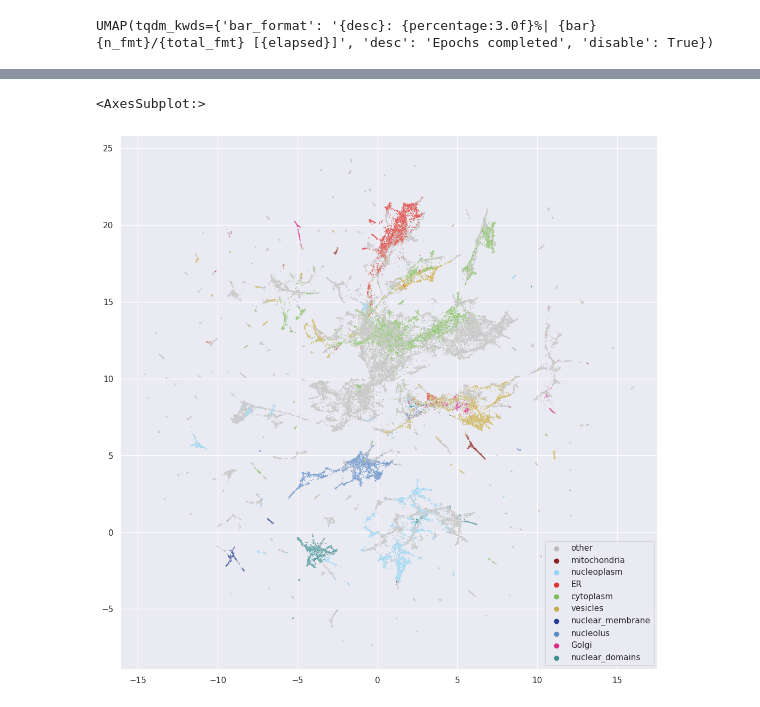
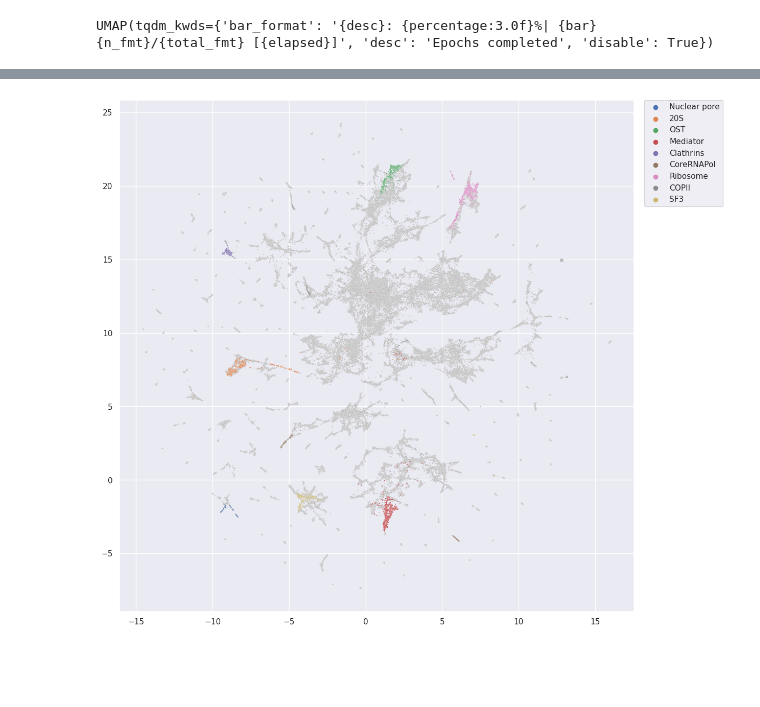
Before and after one commit to sofroniewn/proteoscope, a Jupyter notebook: notebooks/cytoself-3.ipynb, the cells around one changed output, grey strips where cells are left out. Drawn from its saved outputs; the diff is of its cells as text; code cells hidden in the pictures; blank space fills up the shorter version.

```diff
--- a/notebooks/cytoself-3.ipynb
+++ b/notebooks/cytoself-3.ipynb
@@ -81,13 +81,22 @@ from tqdm import tqdm
 
 embeddings = []
 localizations = []
+complexes = []
+complexes_fig = []
+names = []
 with torch.no_grad():
     for batch in tqdm(pdm.val_dataloader(novel_proteins=False, shuffle=False)):
         emb = clm.model(batch['image'].to('cuda'), 'vqvec2')
         embeddings.append(emb.detach().cpu().numpy())
         localizations.append(batch['localization'])
+        complexes.append(batch['complex'])
+        complexes_fig.append(batch['complex_fig'])
+        names.append(batch['name'])
+complexes = np.concatenate(complexes, axis=0)
+complexes_fig = np.concatenate(complexes_fig, axis=0)
 localizations = np.concatenate(localizations, axis=0)
 embeddings = np.concatenate(embeddings, axis=0)
+names = np.concatenate(names, axis=0)
 # %%
 import zarr
 from os.path import join
@@ -116,4 +128,8 @@ reducer.fit(embeddings.reshape(embeddings.shape[0], -1))
 UMAP(tqdm_kwds={'bar_format': '{desc}: {percentage:3.0f}%| {bar} {n_fmt}/{total_fmt} [{elapsed}]', 'desc': 'Epochs completed', 'disable': True})
 # %%
 from joblib import dump
-dump(reducer, join(datapath,'good_umap_model_redo21.joblib'))
+from joblib import load
+
+#dump(reducer, join(datapath,'good_umap_model_redo21.joblib'))
+
+reducer = load(join(datapath,'good_umap_model_redo21.joblib'))
@@ -122,6 +136,8 @@ dump(reducer, join(datapath,'good_umap_model_redo21.joblib'))
 # %%
 reduced_embedding = reducer.transform(embeddings.reshape(embeddings.shape[0], -1))
 localizations[localizations == ''] = 'other'
+complexes[complexes == ''] = 'other'
+complexes_fig[complexes_fig == ''] = 'other'
 # %%
 import seaborn as sns
 # %%
@@ -148,6 +164,8 @@ sns.scatterplot(x=reduced_embedding[:, 0], y=reduced_embedding[:, 1], hue=locali
 # %%
 sns.set(rc={"figure.figsize":(13, 13)})
-sns.scatterplot(x=reduced_embedding[:, 0], y=reduced_embedding[:, 1], hue=localizations, s=2, alpha=0.9, palette=label_colors)
+other = complexes_fig == 'other'
+sns.scatterplot(x=reduced_embedding[other, 0], y=reduced_embedding[other, 1], color=[188/255, 188/255, 188/255], s=2, alpha=0.9)
+sns.scatterplot(x=reduced_embedding[~other, 0], y=reduced_embedding[~other, 1], hue=complexes_fig[~other], s=2, alpha=0.9)
+plt.legend(bbox_to_anchor=(1.02, 1), loc='upper left', borderaxespad=0);
 # %% [output]
-<AxesSubplot:>
-[figure, old version]
+[figure, new version]
```
Also changed, not shown: parts of 13 cells of this notebook, 8 other files.
